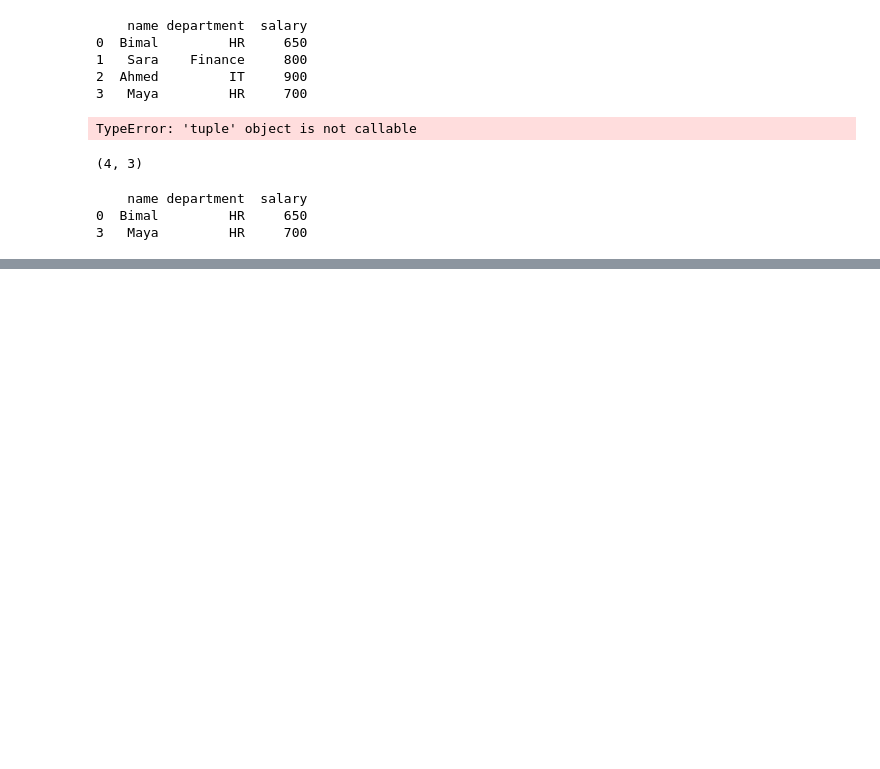
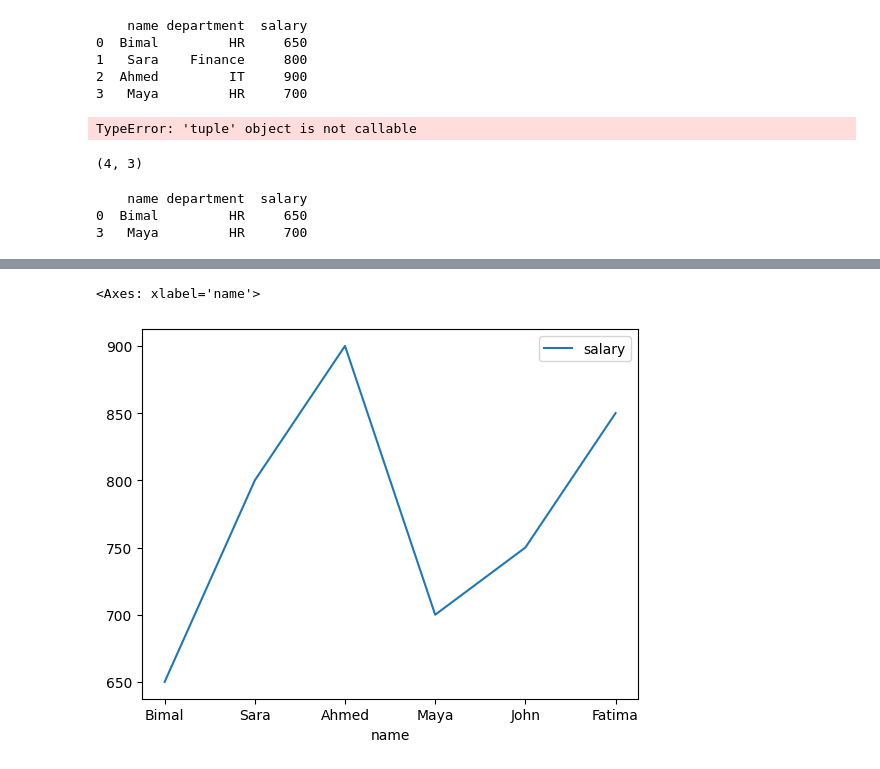
Before and after one commit to bimald986-cell/90-Days-of-AI, a Jupyter notebook: Day8.ipynb, the cells around one changed output, grey strips where cells are left out. Saved outputs shown, nothing was run; the diff lists cells and outputs as text; code cells hidden in the pictures; blank space fills up the shorter version.

```diff
--- a/Day8.ipynb
+++ b/Day8.ipynb
@@ -64,0 +273,9 @@ print(df[df["department"] == "HR"])
+# %%
+df.plot(
+    x="name",
+    y="salary",
+    kind="line"
+)
+# %% [output]
+<Axes: xlabel='name'>
+[figure, added]
```
Also changed, not shown: parts of 22 cells of this notebook.
